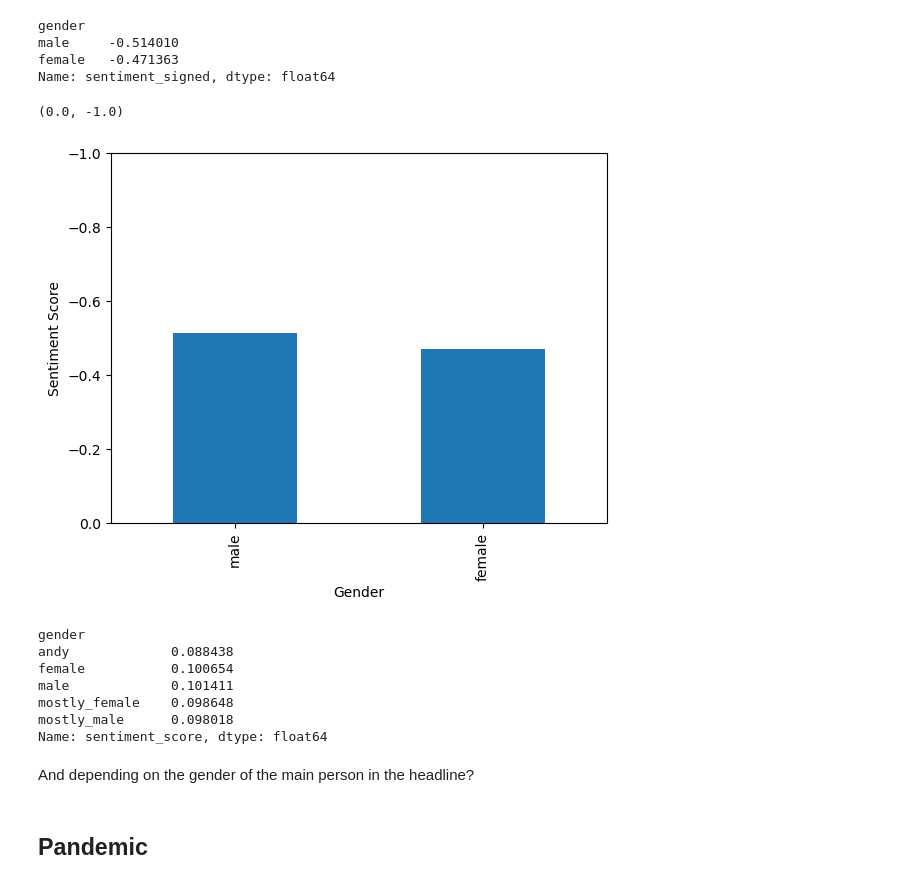
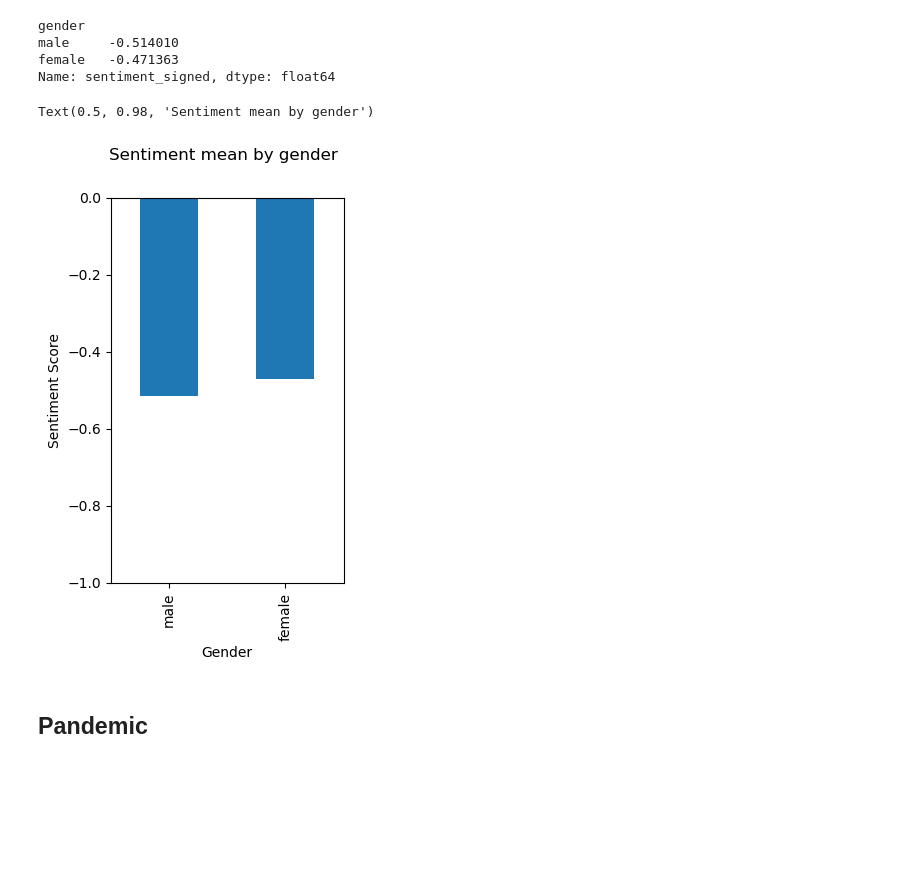
Before and after one commit to ulisesrey/the_guardian_scraper, a Jupyter notebook: source/analysis_notebook_2.ipynb, the cells around one changed output. Saved outputs shown, nothing was run; the diff lists cells and outputs as text; code cells hidden in the pictures; blank space fills up the shorter version.

Commit message:
all figures done, almost

```diff
--- a/source/analysis_notebook_2.ipynb
+++ b/source/analysis_notebook_2.ipynb
@@ -102,26 +145,15 @@ male     -0.514010
 female   -0.471363
 Name: sentiment_signed, dtype: float64
 # %%
-fig, ax = plt.subplots()
+fig, ax = plt.subplots(figsize=(3, 5))
 gender_sentiment.plot.bar(ax=ax)
 ax.set_ylabel("Sentiment Score")
 ax.set_xlabel("Gender")
-ax.set_ylim(0, -1)
+ax.set_ylim(-1, 0)
+fig.suptitle("Sentiment mean by gender")
 # %% [output]
-(0.0, -1.0)
+Text(0.5, 0.98, 'Sentiment mean by gender')
-[figure, old version]
+[figure, new version]
-# %%
-df.groupby(by="gender")["sentiment_score"].std()
-# %% [output]
-gender
-andy             0.088438
-female           0.100654
-male             0.101411
-mostly_female    0.098648
-mostly_male      0.098018
-Name: sentiment_score, dtype: float64
-# %% [markdown]
-And depending on the gender of the main person in the headline?
 # %% [markdown]
 ## Pandemic
 # %% [markdown]
```
Also changed, not shown: parts of 28 cells of this notebook.
